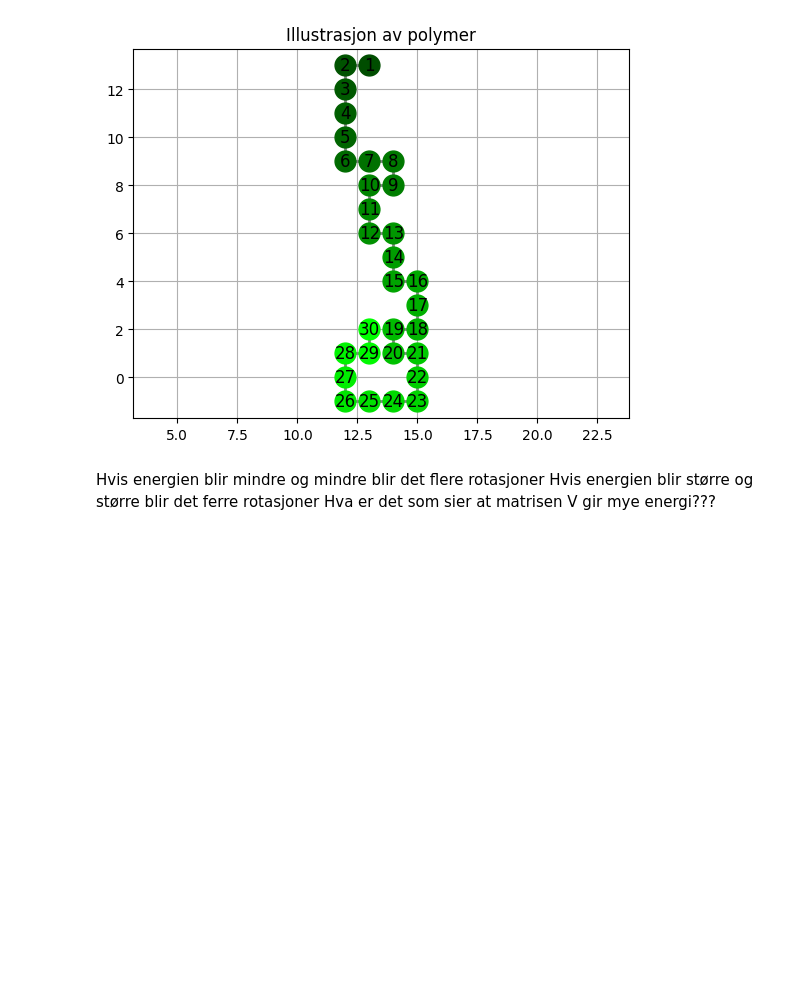
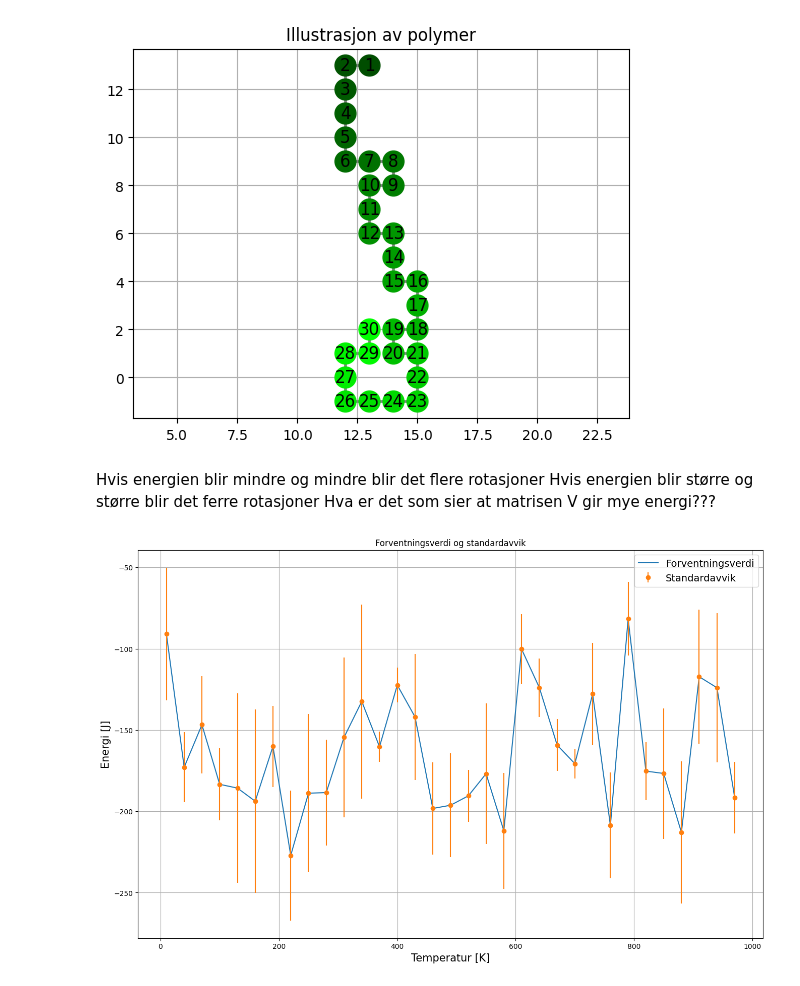
Before and after one commit to hannaroed/Vitber-bio, a Jupyter notebook: bio.ipynb, the cells around one changed output. Cells and saved outputs as stored; diff of their text form; code cells hidden in the pictures; blank space fills up the shorter version.

```diff
--- a/bio.ipynb
+++ b/bio.ipynb
@@ -513,0 +501,28 @@ T = np.arange(10 ,1000, 30)
+# %%
+#2e)
+#Beregne gjennomsnittsverdien av E som funksjon av T med standardavvik.
+
+N = 30
+N_s = 500
+V = make_V_const(N, -1)
+T = np.arange(10, 1000, 30)
+E_array_mean = np.zeros(len(T))
+E_array_sd = np.zeros(len(T))
+
+for i in range(len(T)):
+    E_array_mean[i] = np.mean(simulate_energy(init_polymer(N), N_s, V, T[i], max_iter=100_000)[1])
+    E_array_sd[i] = np.std(simulate_energy(init_polymer(N), N_s, V, T[i], max_iter=100_000)[1])
+
+plt.figure(figsize=(16,10))
+plt.plot(T, E_array_mean, label="Forventningsverdi")
+plt.errorbar(T, E_array_mean, yerr=E_array_sd, fmt='o', label="Standardavvik")
+plt.legend(fontsize=14)
+plt.title("Forventningsverdi og standardavvik")
+plt.xlabel("Temperatur [K]", fontsize=15)
+plt.ylabel("Energi [J]", fontsize=15)
+plt.grid()
+plt.show()
+
+# Ask TA - skip 1000 steps? Is our graph correct?
+# %% [output]
+[figure, added]
```
Also changed, not shown: parts of 14 cells of this notebook.
